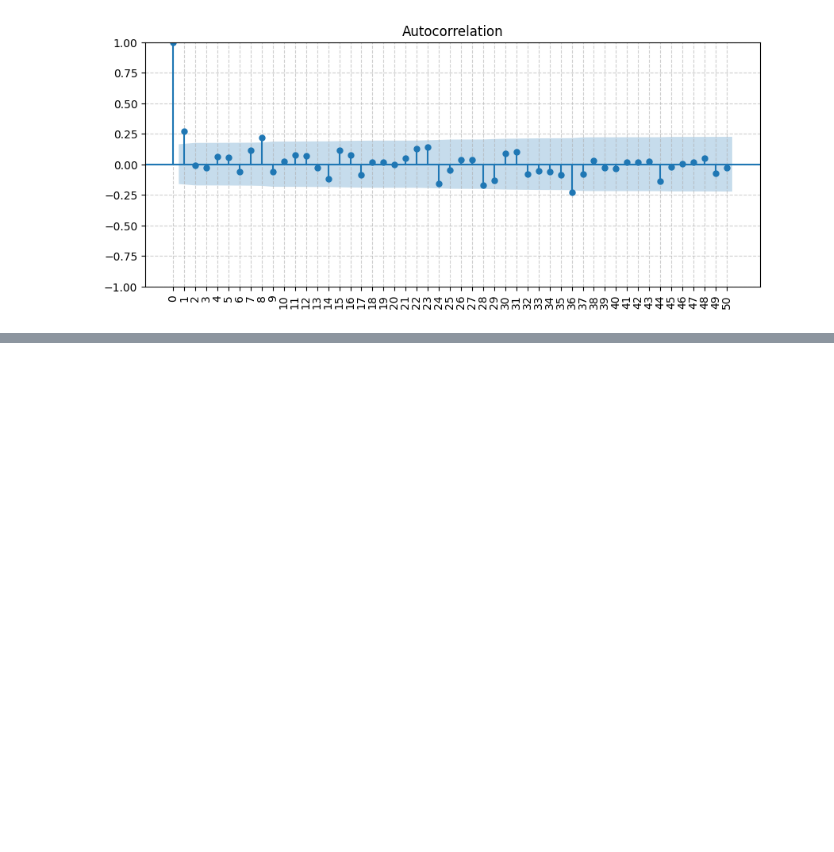
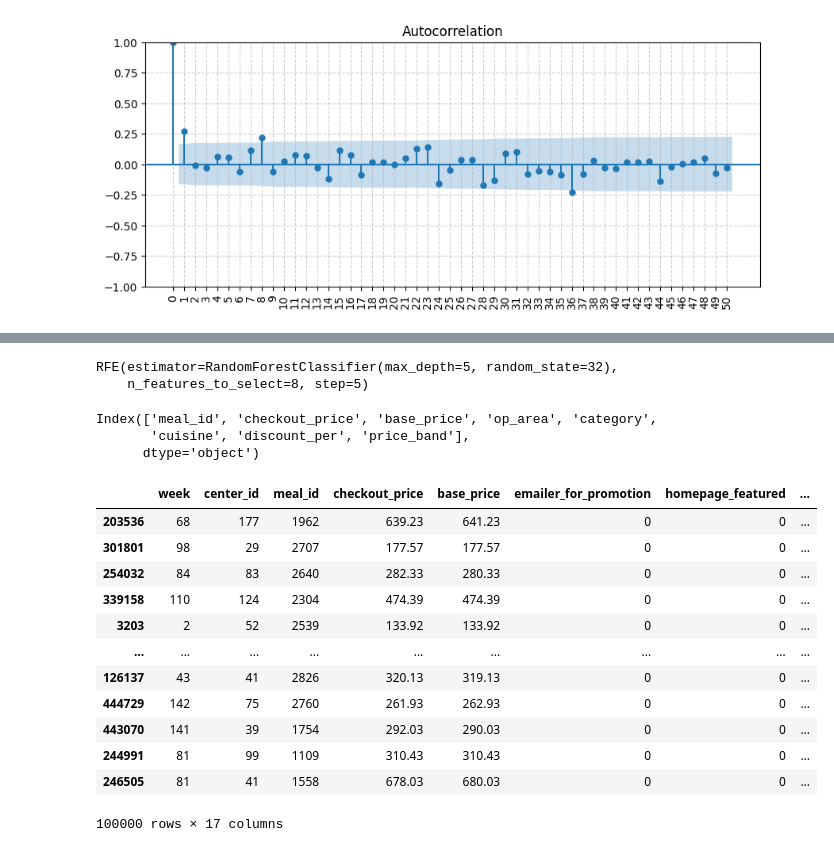
Before and after one commit to am1t-verma/AI_Demand_Forecasting_and_Inventory_Optimization, a Jupyter notebook: eda_food_demand_forecasting_v1.ipynb, the cells around one changed output, grey strips where cells are left out. Drawn from its saved outputs; the diff is of its cells as text; code cells hidden in the pictures; blank space fills up the shorter version.

```diff
--- a/eda_food_demand_forecasting_v1.ipynb
+++ b/eda_food_demand_forecasting_v1.ipynb
@@ -571,0 +652,3 @@ plt.show()
+# %%
+train_merged['discount_bin'] = pd.factorize(train_merged['discount_bin'])[0]
+train_merged['price_band'] = pd.factorize(train_merged['price_band'])[0]
@@ -571,0 +691,32 @@ plt.show()
+# %%
+X_sample = X.sample(n = 100000, random_state=42)
+y_sample = y.loc[X_sample.index]
+rf = RandomForestClassifier(n_estimators=100, random_state=32, max_depth=5)
+rfe = RFE(estimator=rf, n_features_to_select=8, step=5)
+rfe.fit(X_sample, y_sample)
+# %% [output]
+RFE(estimator=RandomForestClassifier(max_depth=5, random_state=32),
+    n_features_to_select=8, step=5)
+# %%
+selected_feature = X_sample.columns[rfe.support_]
+selected_feature
+# %% [output]
+Index(['meal_id', 'checkout_price', 'base_price', 'op_area', 'category',
+       'cuisine', 'discount_per', 'price_band'],
+      dtype='object')
+# %%
+X_sample
+# %% [output]
+|  | week | center_id | meal_id | checkout_price | base_price | emailer_for_promotion | homepage_featured | ... |
+| 203536 | 68 | 177 | 1962 | 639.23 | 641.23 | 0 | 0 | ... |
+| 301801 | 98 | 29 | 2707 | 177.57 | 177.57 | 0 | 0 | ... |
+| 254032 | 84 | 83 | 2640 | 282.33 | 280.33 | 0 | 0 | ... |
+| 339158 | 110 | 124 | 2304 | 474.39 | 474.39 | 0 | 0 | ... |
+| 3203 | 2 | 52 | 2539 | 133.92 | 133.92 | 0 | 0 | ... |
+| ... | ... | ... | ... | ... | ... | ... | ... | ... |
+| 126137 | 43 | 41 | 2826 | 320.13 | 319.13 | 0 | 0 | ... |
+| 444729 | 142 | 75 | 2760 | 261.93 | 262.93 | 0 | 0 | ... |
+| 443070 | 141 | 39 | 1754 | 292.03 | 290.03 | 0 | 0 | ... |
+| 244991 | 81 | 99 | 1109 | 310.43 | 310.43 | 0 | 0 | ... |
+| 246505 | 81 | 41 | 1558 | 678.03 | 680.03 | 0 | 0 | ... |
+100000 rows × 17 columns
```
Also changed, not shown: parts of 14 cells of this notebook.
